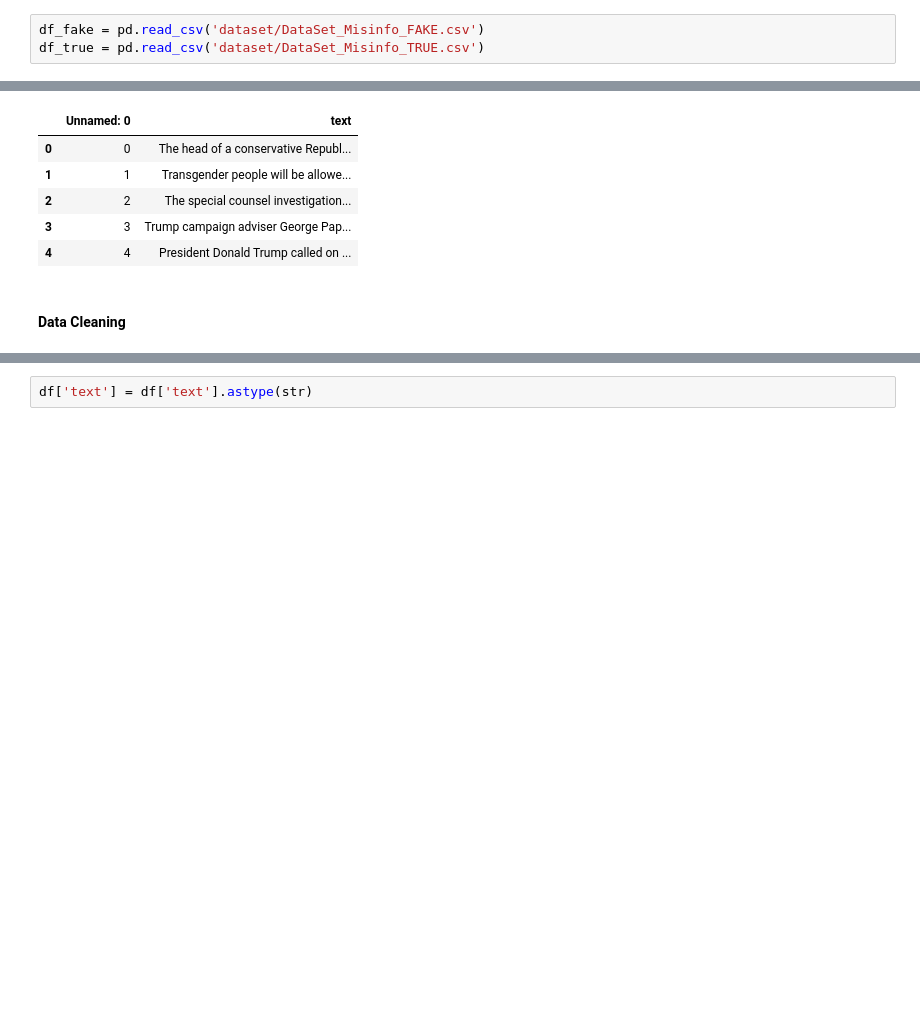
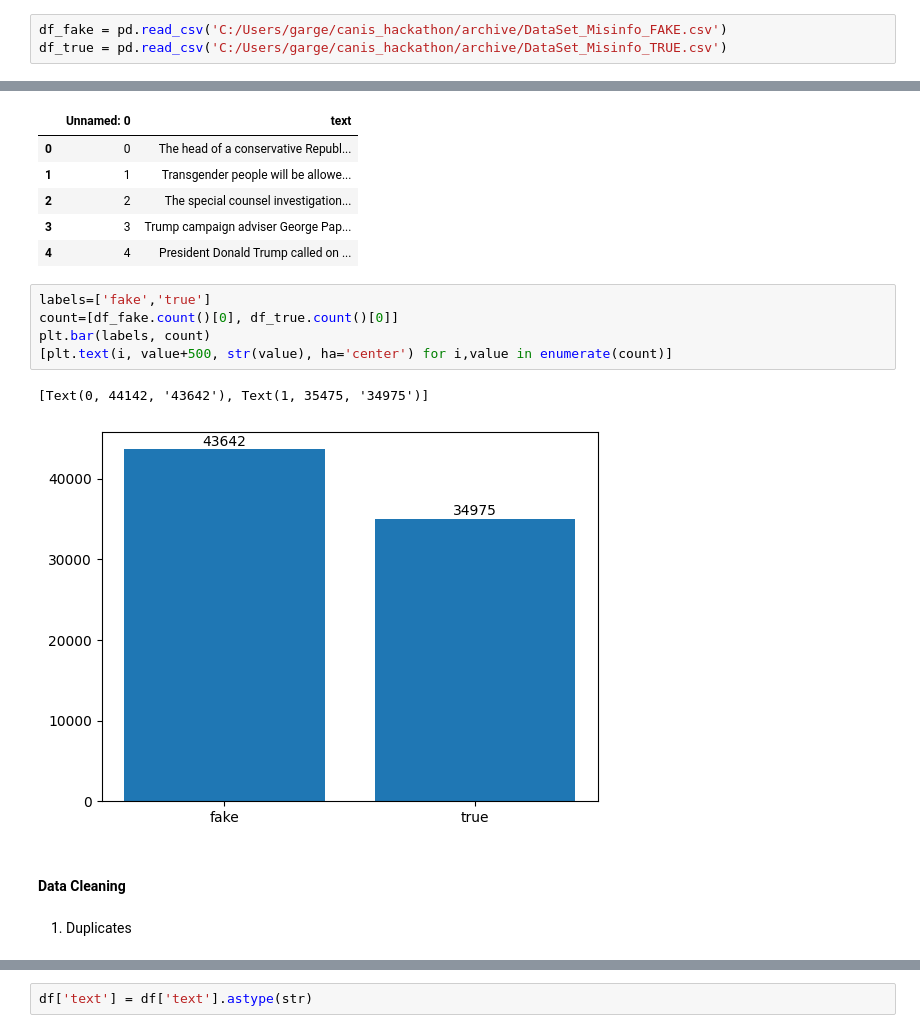
Before and after one commit to Ankuraxz/CanisData, a Jupyter notebook: dataset_info.ipynb, the cells around one changed output, grey strips where cells are left out. Cells and saved outputs as stored; diff of their text form; blank space fills up the shorter version.

```diff
--- a/dataset_info.ipynb
+++ b/dataset_info.ipynb
@@ -26,6 +26,6 @@ True
 # %% [markdown]
 #### Reading the data csvs
 # %%
-df_fake = pd.read_csv('dataset/DataSet_Misinfo_FAKE.csv')
-df_true = pd.read_csv('dataset/DataSet_Misinfo_TRUE.csv')
+df_fake = pd.read_csv('C:/Users/garge/canis_hackathon/archive/DataSet_Misinfo_FAKE.csv')
+df_true = pd.read_csv('C:/Users/garge/canis_hackathon/archive/DataSet_Misinfo_TRUE.csv')
 # %%
@@ -58,5 +68,15 @@ df_true.head()
 | 2 | 2 | The special counsel investigation... |
 | 3 | 3 | Trump campaign adviser George Pap... |
 | 4 | 4 | President Donald Trump called on ... |
+# %%
+labels=['fake','true']
+count=[df_fake.count()[0], df_true.count()[0]]
+plt.bar(labels, count)
+[plt.text(i, value+500, str(value), ha='center') for i,value in enumerate(count)]
+# %% [output]
+[Text(0, 44142, '43642'), Text(1, 35475, '34975')]
+[figure, added]
 # %% [markdown]
 #### Data Cleaning
+# %% [markdown]
+1. Duplicates
```
Also changed, not shown: parts of 37 cells of this notebook.
